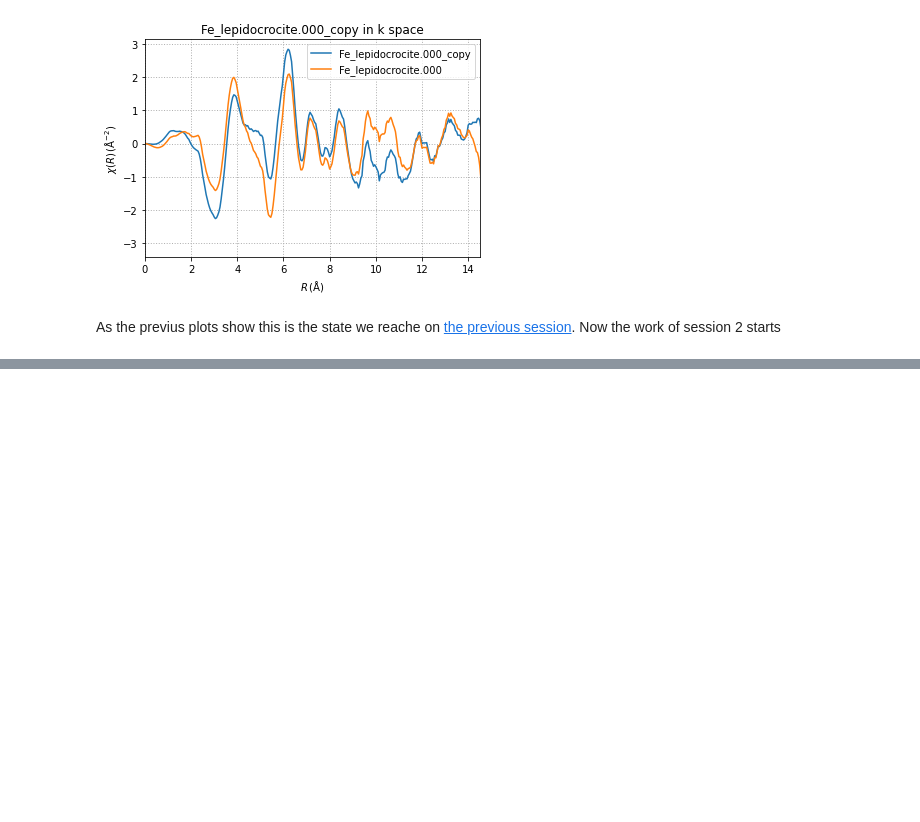
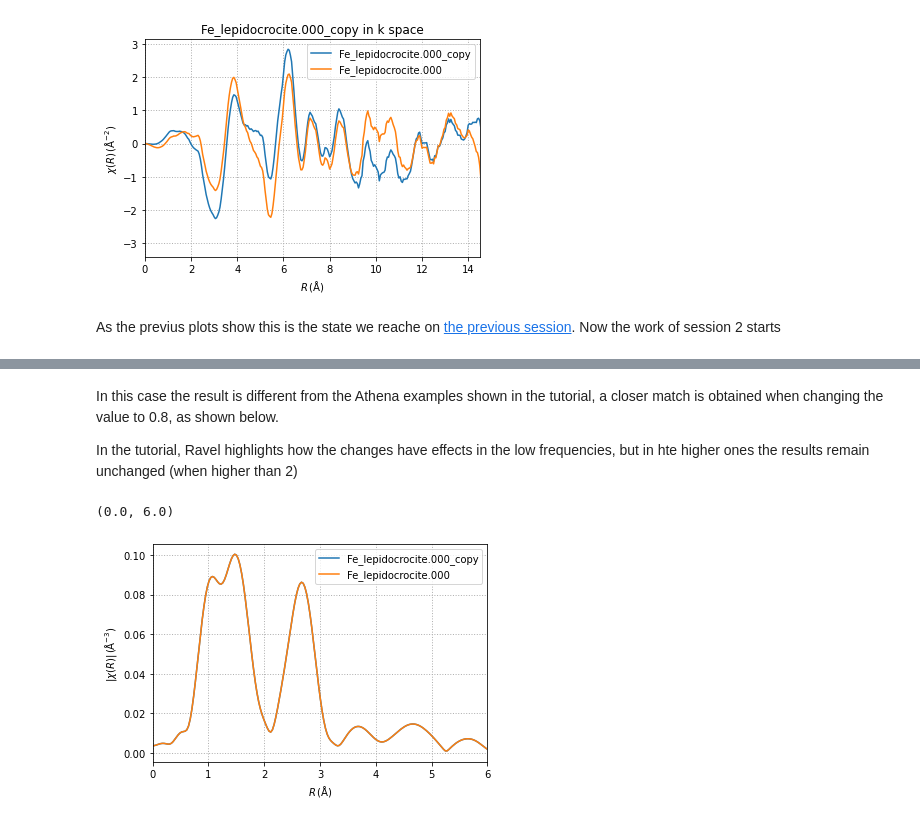
Before and after one commit to scman1/Larch_Intro_ukch, a Jupyter notebook: XAFS_Processing_2.ipynb, the cells around one changed output, grey strips where cells are left out. Drawn from its saved outputs; the diff is of its cells as text; code cells hidden in the pictures; blank space fills up the shorter version.

```diff
--- a/XAFS_Processing_2.ipynb
+++ b/XAFS_Processing_2.ipynb
@@ -173,0 +230,22 @@ Now the work of session 2 starts
+# %% [markdown]
+In this case the result is different from the Athena examples shown in the tutorial, a closer match is obtained when changing the value to 0.8, as shown below.
+
+In the tutorial, Ravel highlights how the changes have effects in the low frequencies, but in hte higher ones the results remain unchanged (when higher than 2)
+# %%
+# https://vimeo.com/340215763 00:50
+# change rbkg to a larger number and redo calculations
+# with modified bacground parameter
+autobk(fe_xafs_copy, rbkg=1.0)
+xftf(fe_xafs_copy, kweight=0.5, kmin=3.0, kmax=12.871, dk=1, kwindow='Hanning')
+
+# plot magnitude in r-space to see results of change
+plt.plot(fe_xafs_copy.r, fe_xafs_copy.chir_mag,label=fe_xafs_copy.filename)
+plt.plot(fe_xafs.r, fe_xafs.chir_mag,label=fe_xafs.filename)
+plt.xlabel(plab.r)
+plt.ylabel(plab.chirmag.format(3))
+plt.grid(linestyle=':', linewidth=1) #show and format grid
+plt.legend()
+plt.xlim(0,6)
+# %% [output]
+(0.0, 6.0)
+[figure, added]
```
Also changed, not shown: parts of 16 cells of this notebook.
